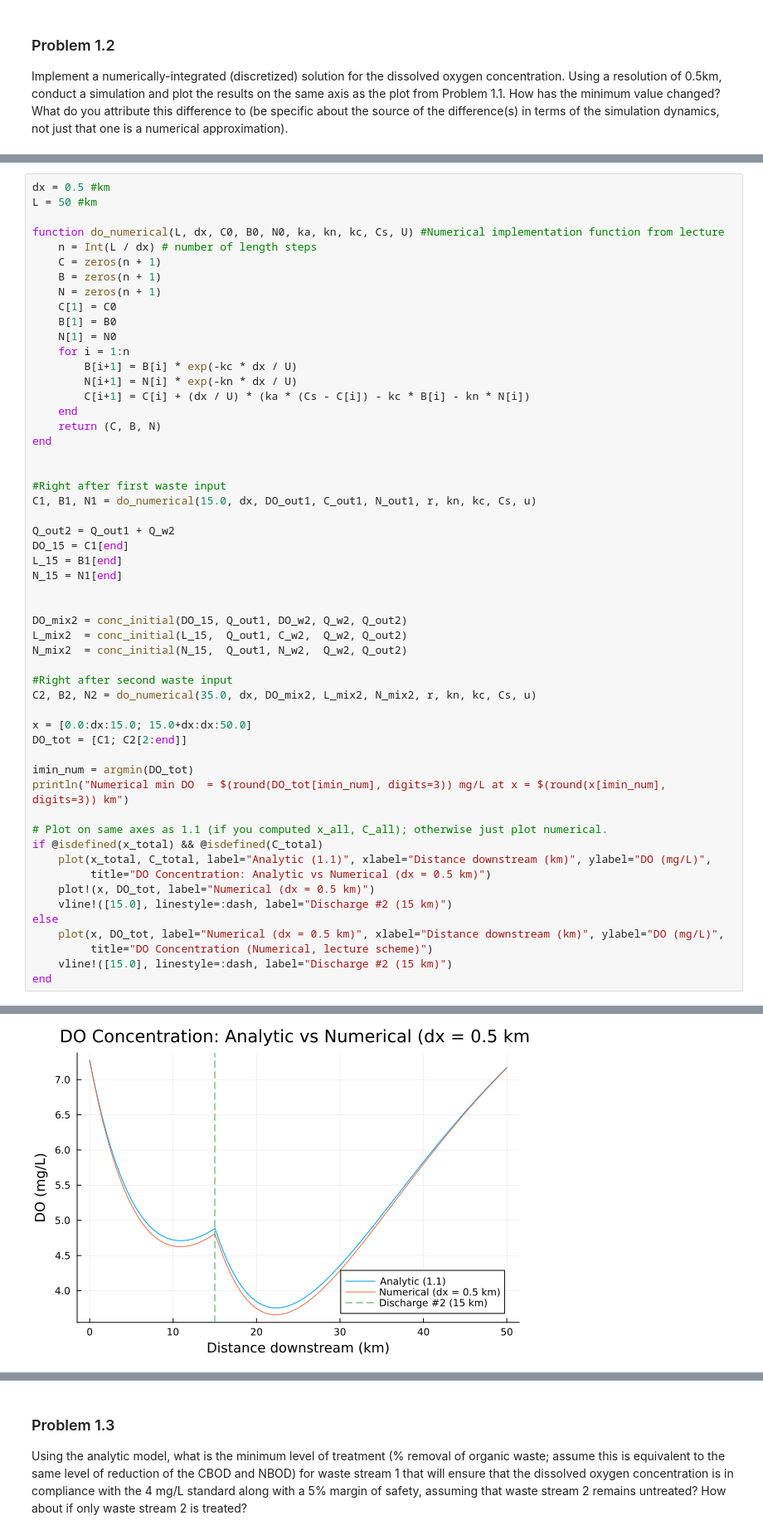
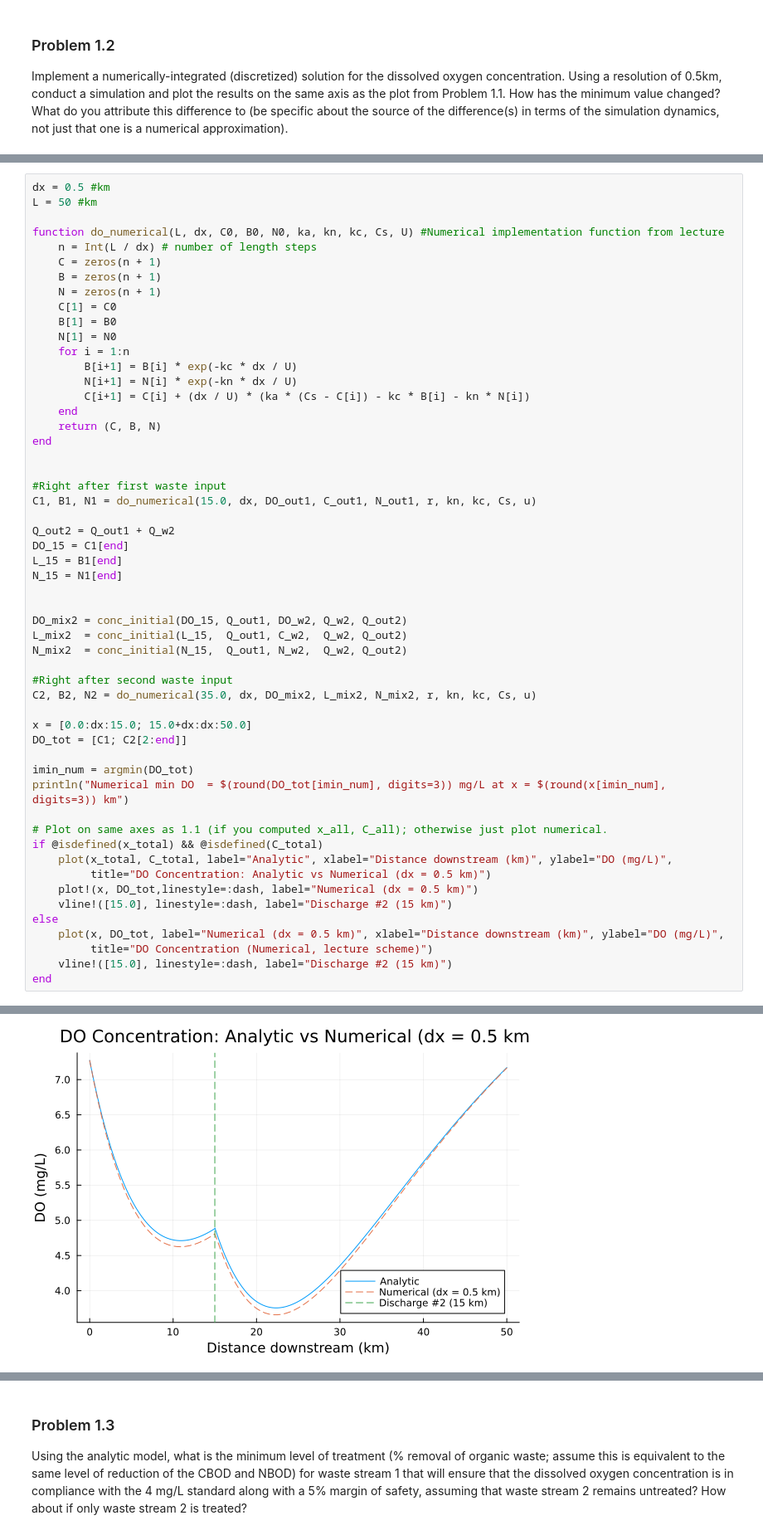
Before and after one commit to BEE4750-FA25/hw3-parker, a Jupyter notebook: hw03.ipynb, the cells around one changed output, grey strips where cells are left out. Shown at 83% size. Saved outputs shown, nothing was run; the diff lists cells and outputs as text.

```diff
--- a/hw03.ipynb
+++ b/hw03.ipynb
@@ -201,33 +203,33 @@ C1, B1, N1 = do_numerical(15.0, dx, DO_out1, C_out1, N_out1, r, kn, kc, Cs, u)
 Q_out2 = Q_out1 + Q_w2
 DO_15 = C1[end]
 L_15 = B1[end]
 N_15 = N1[end]
 
 
 DO_mix2 = conc_initial(DO_15, Q_out1, DO_w2, Q_w2, Q_out2)
 L_mix2  = conc_initial(L_15,  Q_out1, C_w2,  Q_w2, Q_out2)
 N_mix2  = conc_initial(N_15,  Q_out1, N_w2,  Q_w2, Q_out2)
 
 #Right after second waste input
 C2, B2, N2 = do_numerical(35.0, dx, DO_mix2, L_mix2, N_mix2, r, kn, kc, Cs, u)
 
 x = [0.0:dx:15.0; 15.0+dx:dx:50.0]
 DO_tot = [C1; C2[2:end]]
 
 imin_num = argmin(DO_tot)
 println("Numerical min DO  = $(round(DO_tot[imin_num], digits=3)) mg/L at x = $(round(x[imin_num], digits=3)) km")
 
 # Plot on same axes as 1.1 (if you computed x_all, C_all); otherwise just plot numerical.
 if @isdefined(x_total) && @isdefined(C_total)
-    plot(x_total, C_total, label="Analytic (1.1)", xlabel="Distance downstream (km)", ylabel="DO (mg/L)",
+    plot(x_total, C_total, label="Analytic", xlabel="Distance downstream (km)", ylabel="DO (mg/L)",
          title="DO Concentration: Analytic vs Numerical (dx = 0.5 km)")
-    plot!(x, DO_tot, label="Numerical (dx = 0.5 km)")
+    plot!(x, DO_tot,linestyle=:dash, label="Numerical (dx = 0.5 km)")
     vline!([15.0], linestyle=:dash, label="Discharge #2 (15 km)")
 else
     plot(x, DO_tot, label="Numerical (dx = 0.5 km)", xlabel="Distance downstream (km)", ylabel="DO (mg/L)",
          title="DO Concentration (Numerical, lecture scheme)")
     vline!([15.0], linestyle=:dash, label="Discharge #2 (15 km)")
 end
 # %% [output]
 Numerical min DO  = 3.658 mg/L at x = 22.5 km
-[figure, old version]
+[figure, new version]
```
Also changed, not shown: parts of 2 cells of this notebook.
